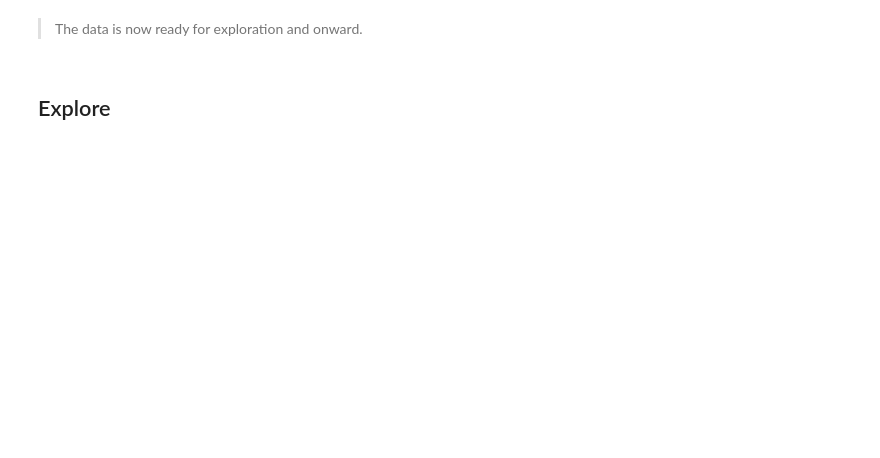
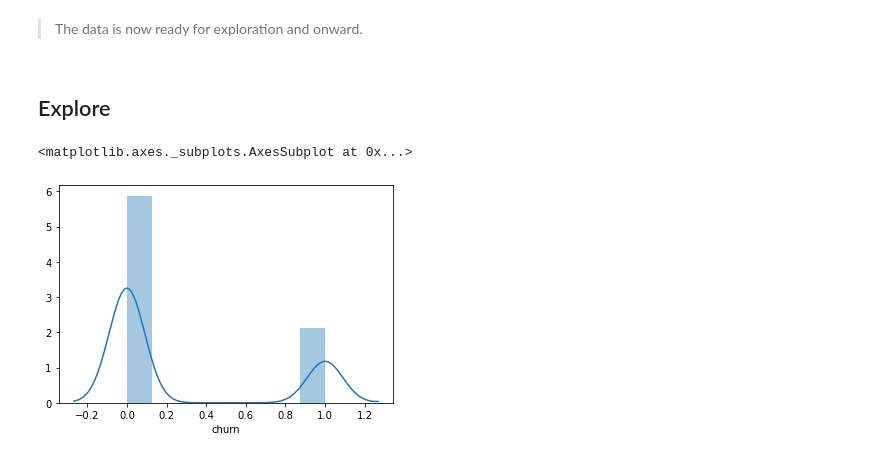
Before and after one commit to KwameTaylor/regression-exercises, a Jupyter notebook: model.ipynb, the cells around one changed output. Cells and saved outputs as stored; diff of their text form; code cells hidden in the pictures; blank space fills up the shorter version.

```diff
--- a/model.ipynb
+++ b/model.ipynb
@@ -111,3 +116,8 @@ X_train_scaled, X_validate_scaled, X_test_scaled = telco_X_scale(X_train, X_vali
 > The data is now ready for exploration and onward.
 # %% [markdown]
 ## Explore
+# %%
+sns.distplot(y_train)
+# %% [output]
+<matplotlib.axes._subplots.AxesSubplot at 0x...>
+[figure, added]
```
Also changed, not shown: parts of 3 cells of this notebook, 1 other file.
